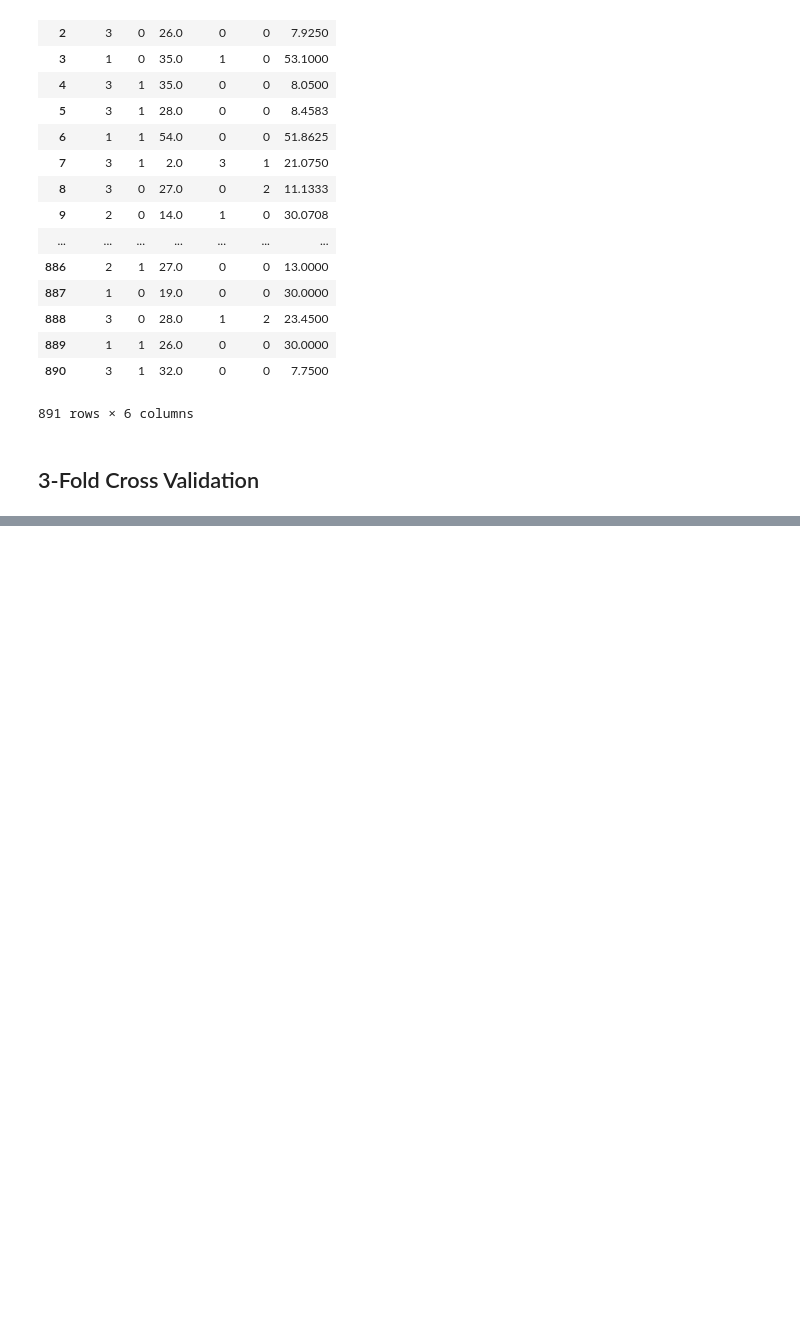
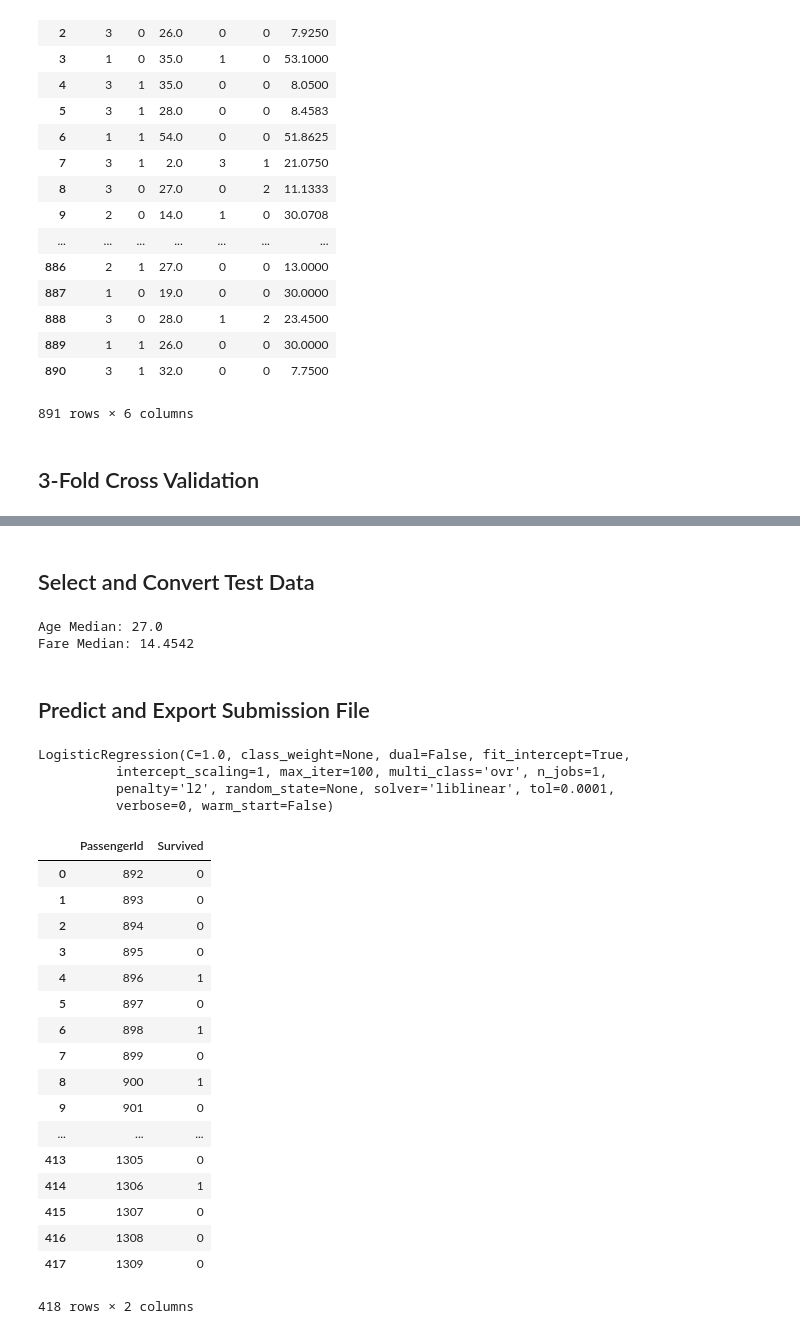
Before and after one commit to ctc316/kaggle-titanic_survival, a Jupyter notebook: main.ipynb, the cells around one changed output, grey strips where cells are left out. Cells and saved outputs as stored; diff of their text form; code cells hidden in the pictures; blank space fills up the shorter version.

Commit message:
submit

```diff
--- a/main.ipynb
+++ b/main.ipynb
@@ -137,0 +198,59 @@ for train, test in indices_3Fold:
+# %% [markdown]
+## Select and Convert Test Data
+# %%
+x_test = test_data[['Pclass', 'SibSp', 'Parch']]
+
+
+# Convert Sex feature from category into data
+x_test.insert(1, 'Sex', (test_data['Sex'].map({'female':0, 'male':1}).astype(int)))
+
+
+# replace missing age value with median age
+median_age = test_data['Age'].median()
+print("Age Median:", median_age)
+x_test.insert(2, 'Age',  test_data['Age'].fillna(median_age))
+
+
+# replace missing fare value with median fare
+median_fare = test_data['Fare'].median()
+print("Fare Median:", median_fare)
+x_test.insert(5, 'Fare',  test_data['Fare'].fillna(median_fare))
+# %% [output]
+Age Median: 27.0
+Fare Median: 14.4542
+# %% [markdown]
+## Predict and Export Submission File
+# %%
+logistic = logis.LogisticRegression()
+theta = logistic.fit(x_train, y_train)
+pred_y = logistic.predict(x_test)
+
+print(theta)
+
+# Export to CSV
+submit_df = pd.DataFrame(data={"PassengerId": test_data['PassengerId'], "Survived": pred_y} )
+submit_df.to_csv("submission/submission_" + time.strftime('%m%d_%H%M%S') + ".csv", sep=",", index=False)
+display(submit_df)
+# %% [output]
+LogisticRegression(C=1.0, class_weight=None, dual=False, fit_intercept=True,
+          intercept_scaling=1, max_iter=100, multi_class='ovr', n_jobs=1,
+          penalty='l2', random_state=None, solver='liblinear', tol=0.0001,
+          verbose=0, warm_start=False)
+|  | PassengerId | Survived |
+| 0 | 892 | 0 |
+| 1 | 893 | 0 |
+| 2 | 894 | 0 |
+| 3 | 895 | 0 |
+| 4 | 896 | 1 |
+| 5 | 897 | 0 |
+| 6 | 898 | 1 |
+| 7 | 899 | 0 |
+| 8 | 900 | 1 |
+| 9 | 901 | 0 |
+| ... | ... | ... |
+| 413 | 1305 | 0 |
+| 414 | 1306 | 1 |
+| 415 | 1307 | 0 |
+| 416 | 1308 | 0 |
+| 417 | 1309 | 0 |
+418 rows × 2 columns
```
Also changed, not shown: parts of 8 cells of this notebook.
